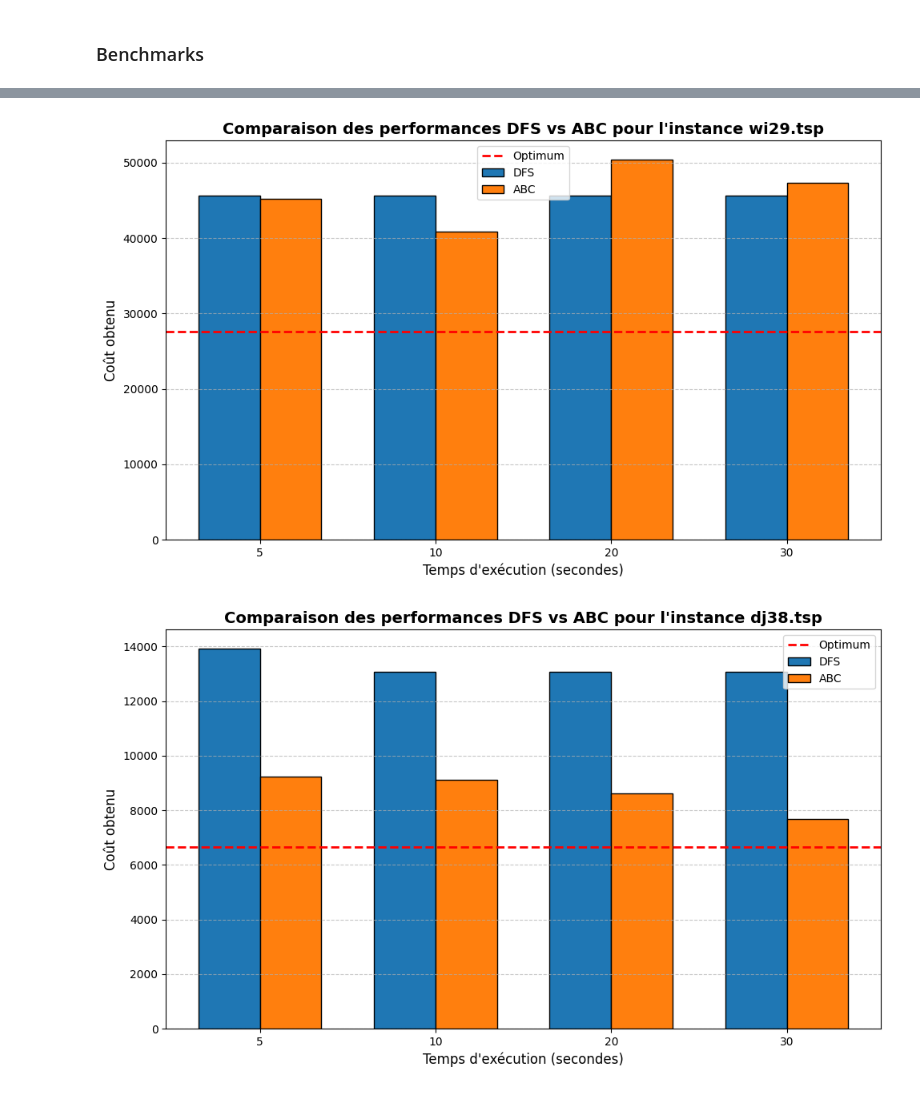
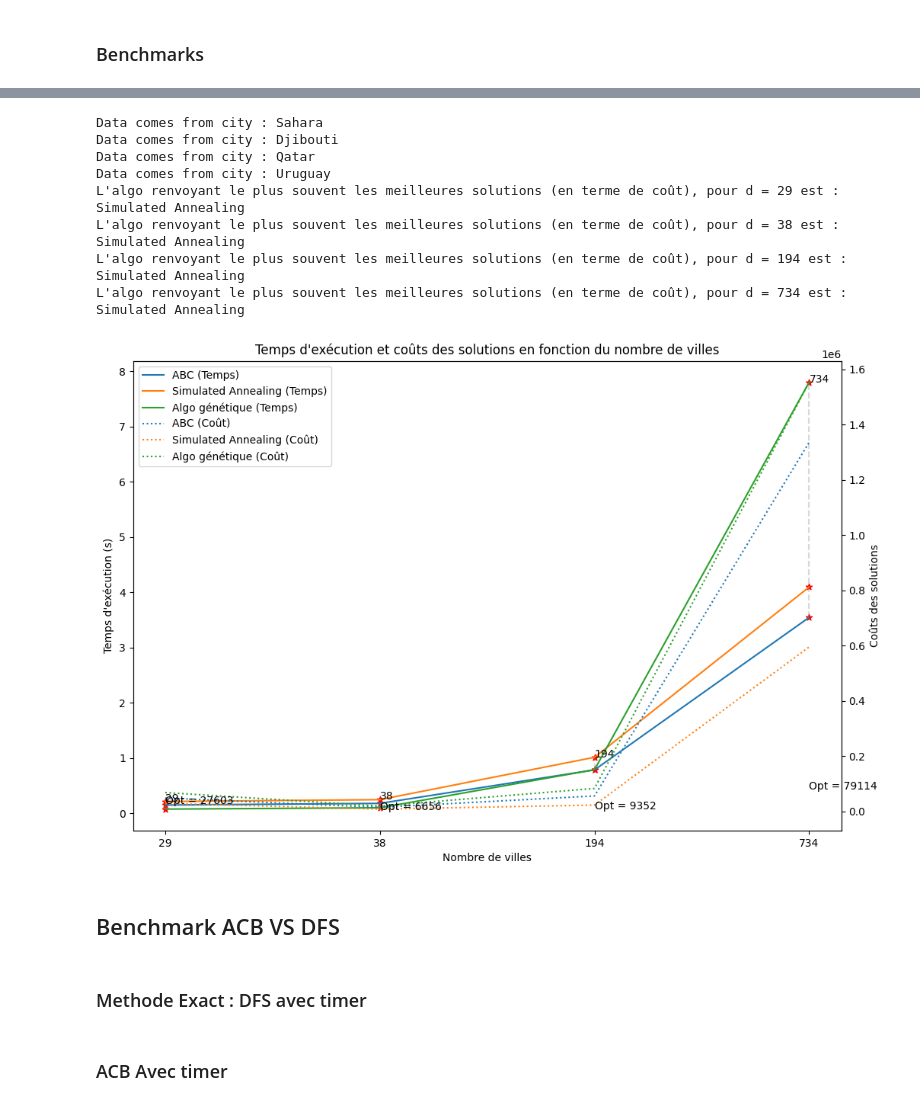
Before and after one commit to AitMoussa-Ali/Bee-swarm-optimisation, a Jupyter notebook: TSP_abeilles.ipynb, the cells around one changed output, grey strips where cells are left out. Saved outputs shown, nothing was run; the diff lists cells and outputs as text; code cells hidden in the pictures.

```diff
--- a/TSP_abeilles.ipynb
+++ b/TSP_abeilles.ipynb
@@ -946,5 +799,16 @@ Data comes from city : Djibouti
-# %%
-plot_benchmark_dfs_acb(dfs_results, acb_results)
-# %% [output]
-[figure, removed]
-[figure, removed]
+# %%
+benchmark(algos = ["ABC", "Simulated Annealing", "Algo génétique"], mean = 5)
+# %% [output]
+Data comes from city : Sahara
+Data comes from city : Djibouti
+Data comes from city : Qatar
+Data comes from city : Uruguay
+L'algo renvoyant le plus souvent les meilleures solutions (en terme de coût), pour d = 29 est : Simulated Annealing
+L'algo renvoyant le plus souvent les meilleures solutions (en terme de coût), pour d = 38 est : Simulated Annealing
+L'algo renvoyant le plus souvent les meilleures solutions (en terme de coût), pour d = 194 est : Simulated Annealing
+L'algo renvoyant le plus souvent les meilleures solutions (en terme de coût), pour d = 734 est : Simulated Annealing
+[figure, added]
+# %% [markdown]
+## Benchmark ACB VS DFS
+# %% [markdown]
+### Methode Exact : DFS avec timer
@@ -950,0 +868,2 @@ plot_benchmark_dfs_acb(dfs_results, acb_results)
+# %% [markdown]
+### ACB Avec timer
```
Also changed, not shown: parts of 33 cells of this notebook.
